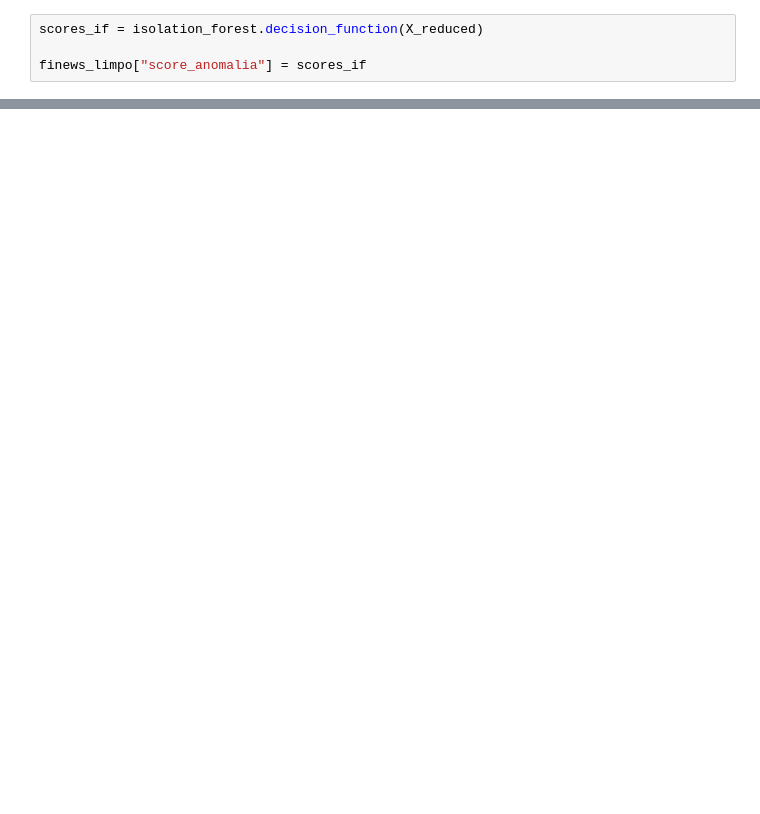
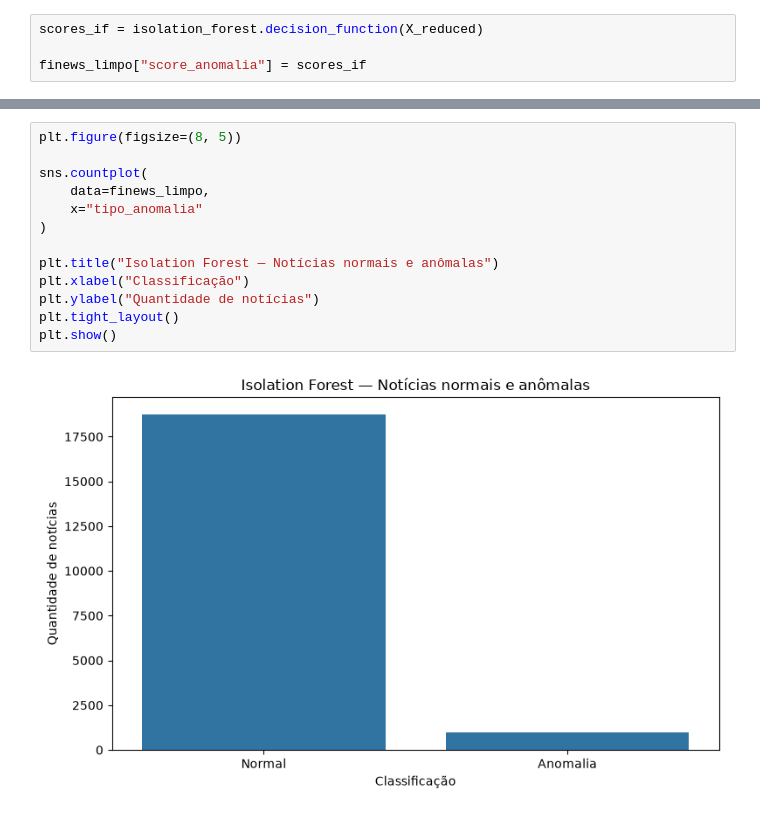
Before and after one commit to Fact-Check-Financeiro/FinCheck, a Jupyter notebook: notebooks/01_eda_financial_news.ipynb, the cells around one changed output, grey strips where cells are left out. Cells and saved outputs as stored; diff of their text form; blank space fills up the shorter version.

```diff
--- a/notebooks/01_eda_financial_news.ipynb
+++ b/notebooks/01_eda_financial_news.ipynb
@@ -1192,0 +1848,15 @@ plt.show()
+# %%
+plt.figure(figsize=(8, 5))
+
+sns.countplot(
+    data=finews_limpo,
+    x="tipo_anomalia"
+)
+
+plt.title("Isolation Forest — Notícias normais e anômalas")
+plt.xlabel("Classificação")
+plt.ylabel("Quantidade de notícias")
+plt.tight_layout()
+plt.show()
+# %% [output]
+[figure, added]
```
Also changed, not shown: parts of 88 cells of this notebook.
